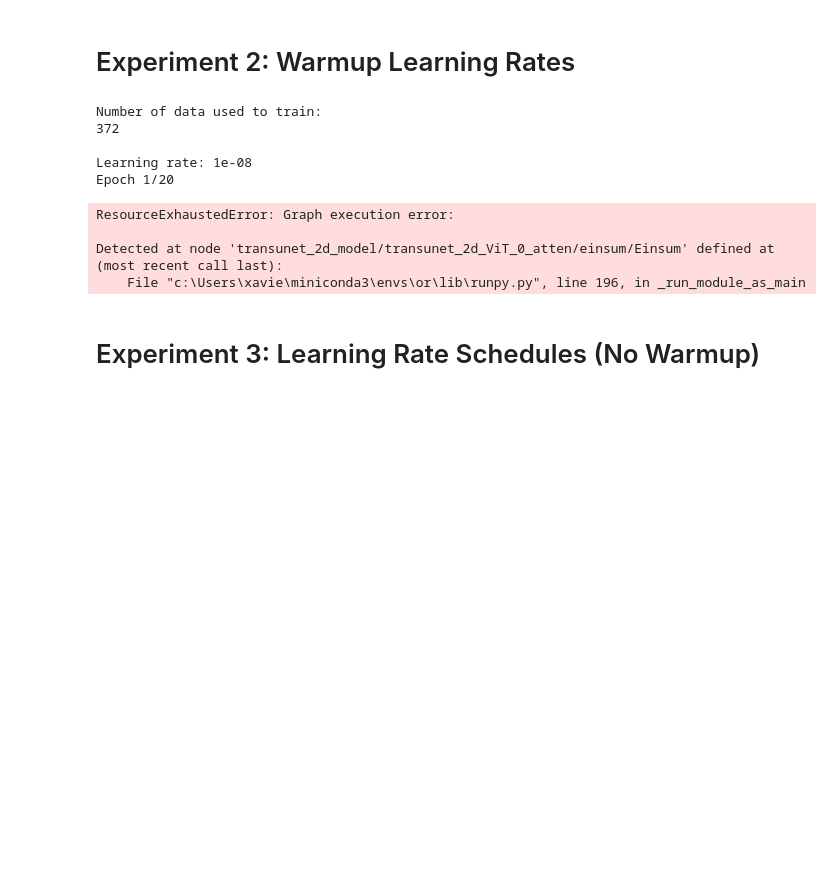
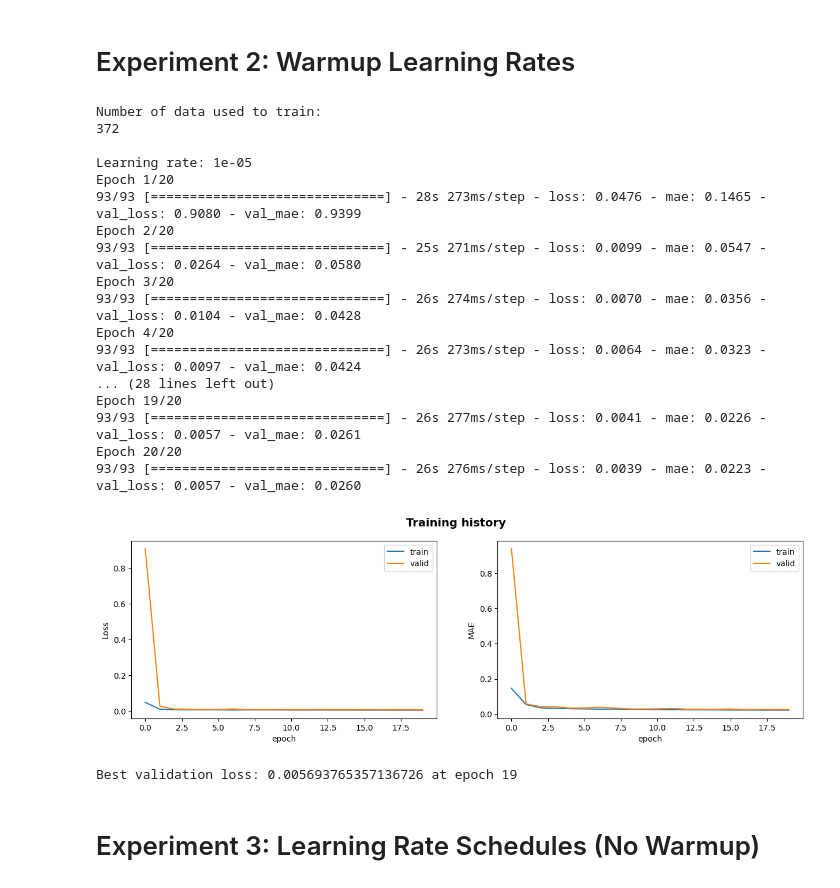
Before and after one commit to UPC-MAI-Master-Projects/OR_DepthEstimation, a Jupyter notebook: lr_experiments_tfrecord.ipynb, the cells around one changed output. Saved outputs shown, nothing was run; the diff lists cells and outputs as text; code cells hidden in the pictures; blank space fills up the shorter version.

```diff
--- a/lr_experiments_tfrecord.ipynb
+++ b/lr_experiments_tfrecord.ipynb
@@ -317,15 +334,15 @@ class WarmUpCosineDecayScheduler(tf.keras.optimizers.schedules.LearningRateSched
         }
 # %%
 # Parameters
-initial_learning_rate = 1e-8
-target_learning_rate = 1e-5
+initial_learning_rate = 1e-5
+target_learning_rate = 1e-2
 verbose = 1
 shuffle = True
 checkpoint = './best_model.h5'
 
 # Training
-train_dg = load_tfrecord_dataset('train.tfrecords', batch_size=batch_size, shuffle=shuffle, augment=True)
-validation_dg = load_tfrecord_dataset('validation.tfrecords', batch_size=batch_size, shuffle=shuffle, augment=False)
+train_dg = TFRecordDataHandler('train.tfrecords', batch_size=batch_size, shuffle=shuffle, augment=True).load_dataset()
+validation_dg = TFRecordDataHandler('validation.tfrecords', batch_size=batch_size, shuffle=shuffle, augment=False).load_dataset()
 print('Number of data used to train:')
 print(len(list(train_dg))* batch_size)
 print('')
@@ -357,11 +374,10 @@ for wu_ratio in [0.1]:
     optimizer = tf.keras.optimizers.Adam(learning_rate=lr_schedule)
 
 
-    model = models.transunet_2d((256, 256, 3), [64, 128, 256, 512, 1024], n_labels=1,
-                            stack_num_down=2, stack_num_up=1,
-                            activation='GELU', output_activation='Sigmoid',
-                            batch_norm=True, pool='max', unpool=False, name='transunet_2d',
-                            num_heads=4)
+    model = models.unet_2d((256, 256, 3), [64, 128, 256, 512, 1024], n_labels=1,
+                        stack_num_down=2, stack_num_up=1,
+                        activation='GELU', output_activation='Sigmoid',
+                        batch_norm=True, pool='max', unpool=False, name='unet')
 
     print('Learning rate:', initial_learning_rate)
     # defining the optimizer
@@ -376,38 +392,48 @@ for wu_ratio in [0.1]:
     history = model.fit(train_dg, validation_data=validation_dg, epochs=n_epochs, verbose=verbose, workers=4,
                         callbacks=[tensorboard_callback])
 
     # Plot and write the history
     if not os.path.exists(experiment_name):
         os.makedirs(experiment_name)
     filename = os.path.join(experiment_name, 'train_history.jpg')
     visualize_hist(history, show=True, filename=filename)
 
     #with open('train_history_lr_'+str(lr)+'.pkl', 'wb') as handle:
     #    pickle.dump(history.history, handle, protocol=pickle.HIGHEST_PROTOCOL)
     # Get the best validation loss and the epoch
 
     best_val_loss = min(history.history['val_loss'])
     best_epoch = history.history['val_loss'].index(best_val_loss)
     # d_lr[lr] = (best_val_loss, best_epoch)
     print('Best validation loss:', best_val_loss, 'at epoch', best_epoch)
 
     # Clear gpu memory
     del model
     gc.collect()
     tf.keras.backend.clear_session()
 
 #with open('train_history.pkl', 'wb') as handle:
  #   pickle.dump(history.history, handle, protocol=pickle.HIGHEST_PROTOCOL)
 # %% [output]
 Number of data used to train:
 372
 
-Learning rate: 1e-08
+Learning rate: 1e-05
 Epoch 1/20
+93/93 [==============================] - 28s 273ms/step - loss: 0.0476 - mae: 0.1465 - val_loss: 0.9080 - val_mae: 0.9399
+Epoch 2/20
+93/93 [==============================] - 25s 271ms/step - loss: 0.0099 - mae: 0.0547 - val_loss: 0.0264 - val_mae: 0.0580
+Epoch 3/20
+93/93 [==============================] - 26s 274ms/step - loss: 0.0070 - mae: 0.0356 - val_loss: 0.0104 - val_mae: 0.0428
+Epoch 4/20
+93/93 [==============================] - 26s 273ms/step - loss: 0.0064 - mae: 0.0323 - val_loss: 0.0097 - val_mae: 0.0424
+... (28 lines left out)
+Epoch 19/20
+93/93 [==============================] - 26s 277ms/step - loss: 0.0041 - mae: 0.0226 - val_loss: 0.0057 - val_mae: 0.0261
+Epoch 20/20
+93/93 [==============================] - 26s 276ms/step - loss: 0.0039 - mae: 0.0223 - val_loss: 0.0057 - val_mae: 0.0260
+[figure, added]
-ResourceExhaustedError: Graph execution error:
-
-Detected at node 'transunet_2d_model/transunet_2d_ViT_0_atten/einsum/Einsum' defined at (most recent call last):
-    File "c:\Users\xavie\miniconda3\envs\or\lib\runpy.py", line 196, in _run_module_as_main
+Best validation loss: 0.005693765357136726 at epoch 19
 # %% [markdown]
 # Experiment 3: Learning Rate Schedules (No Warmup)
 # %%
```
Also changed, not shown: parts of 7 cells of this notebook.
